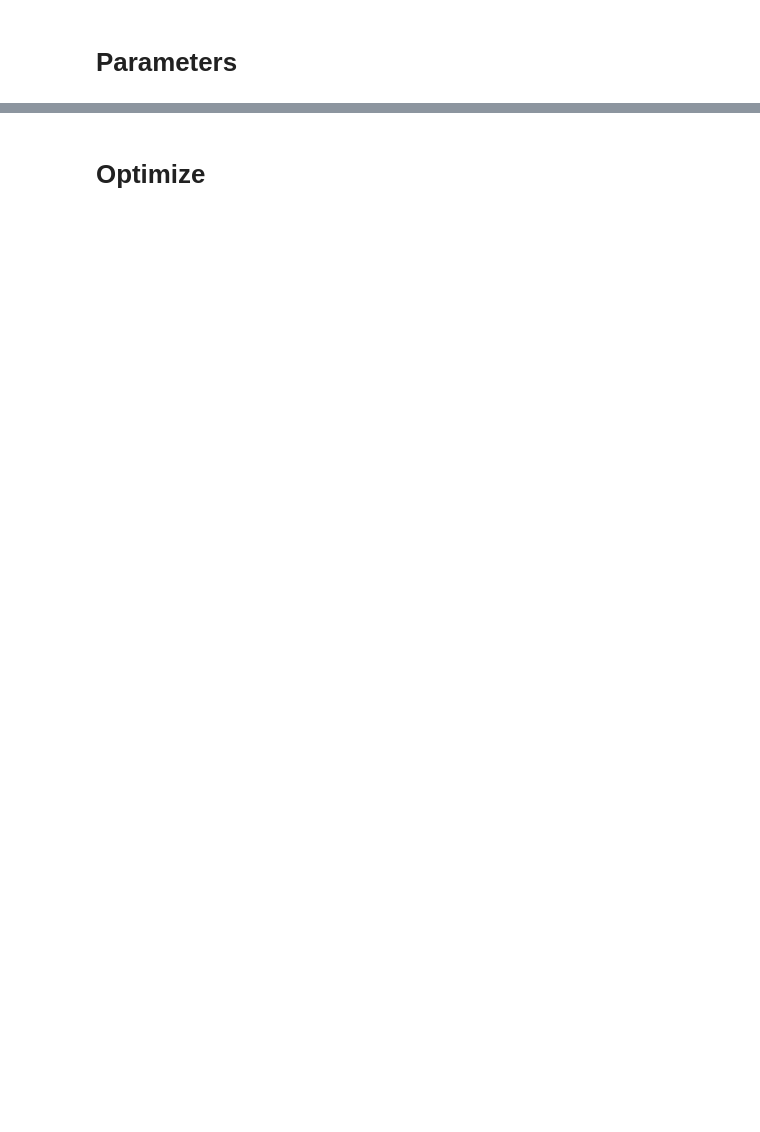
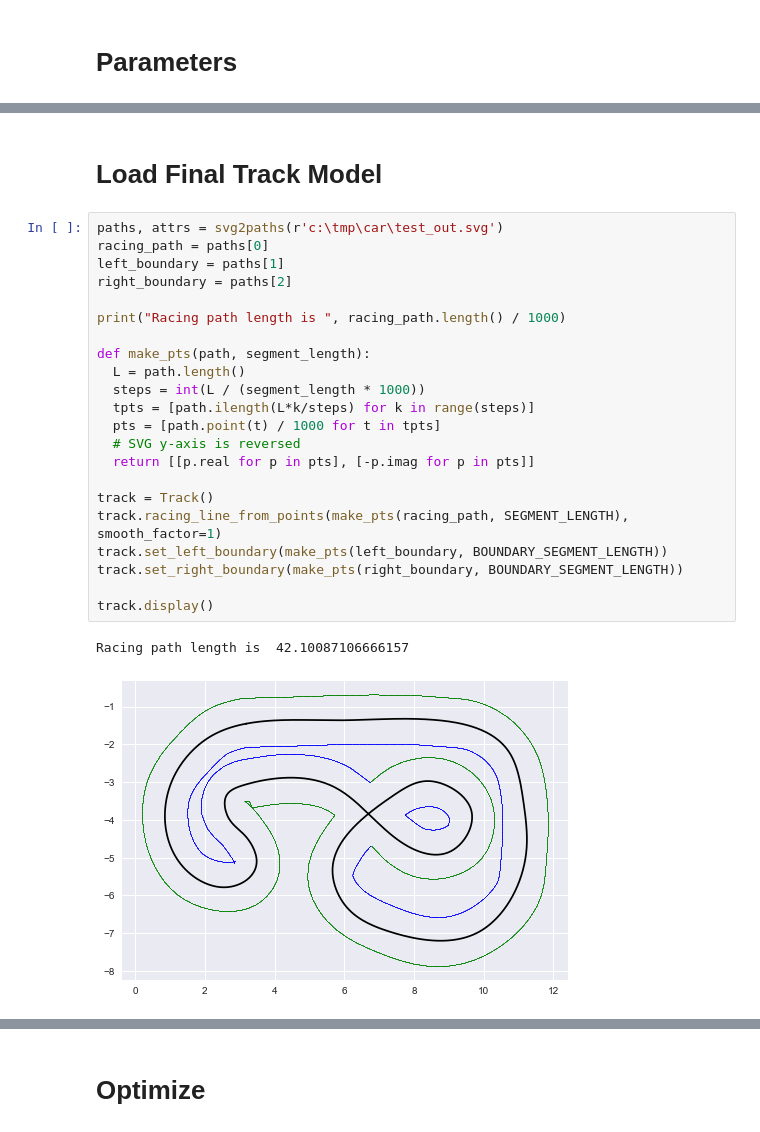
Before and after one commit to danchia/zoomies, a Jupyter notebook: tools/racingpath/import_path.ipynb, the cells around one changed output, grey strips where cells are left out. Cells and saved outputs as stored; diff of their text form; blank space fills up the shorter version.

```diff
--- a/tools/racingpath/import_path.ipynb
+++ b/tools/racingpath/import_path.ipynb
@@ -91,0 +73,27 @@ disvg([path, left_boundary, right_boundary], 'brg', filename=r'c:\tmp\test_bound
+# %% [markdown]
+# Load Final Track Model
+# %%
+paths, attrs = svg2paths(r'c:\tmp\car\test_out.svg')
+racing_path = paths[0]
+left_boundary = paths[1]
+right_boundary = paths[2]
+
+print("Racing path length is ", racing_path.length() / 1000)
+
+def make_pts(path, segment_length):
+  L = path.length()
+  steps = int(L / (segment_length * 1000))
+  tpts = [path.ilength(L*k/steps) for k in range(steps)]
+  pts = [path.point(t) / 1000 for t in tpts]
+  # SVG y-axis is reversed
+  return [[p.real for p in pts], [-p.imag for p in pts]]
+
+track = Track()
+track.racing_line_from_points(make_pts(racing_path, SEGMENT_LENGTH), smooth_factor=1)
+track.set_left_boundary(make_pts(left_boundary, BOUNDARY_SEGMENT_LENGTH))
+track.set_right_boundary(make_pts(right_boundary, BOUNDARY_SEGMENT_LENGTH))
+
+track.display()
+# %% [output]
+Racing path length is  42.10087106666157
+[figure, added]
```
Also changed, not shown: parts of 18 cells of this notebook, 2 other files.
